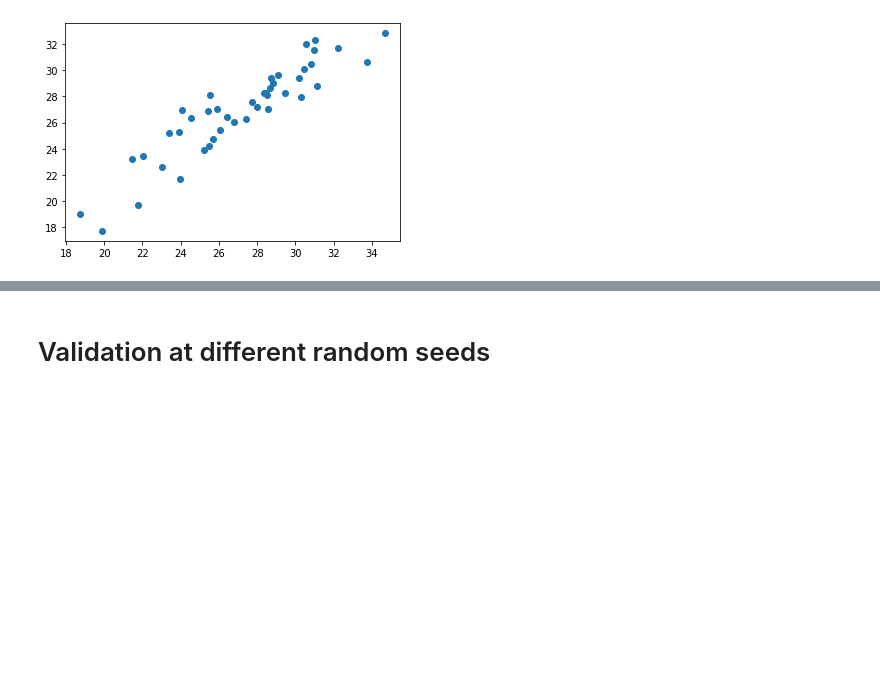
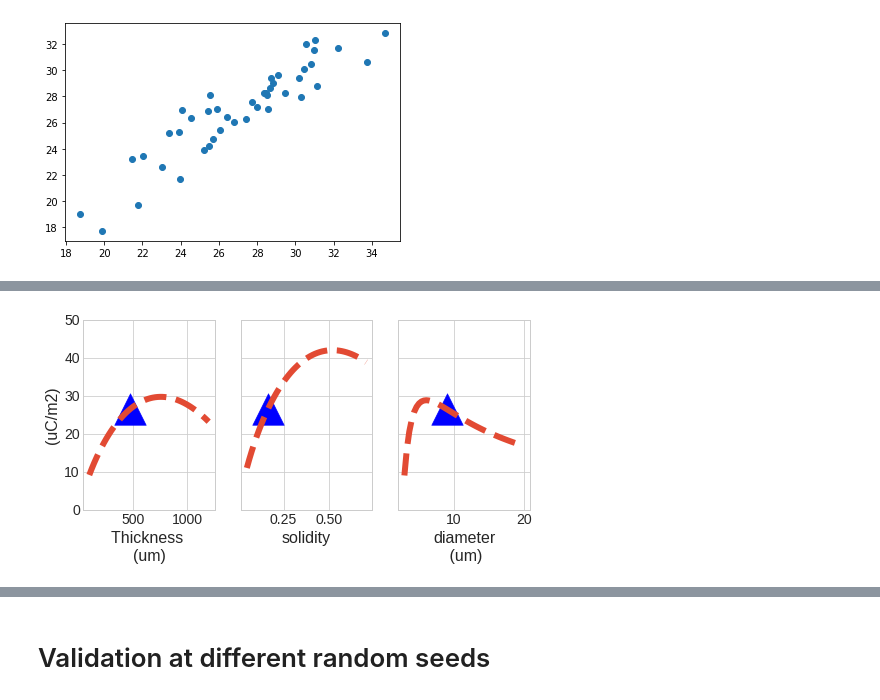
Before and after one commit to ywang1110/Modeling_Triboelectric_Performance, a Jupyter notebook: Humidity___SEBS.ipynb, the cells around one changed output, grey strips where cells are left out. Cells and saved outputs as stored; diff of their text form; code cells hidden in the pictures; blank space fills up the shorter version.

```diff
--- a/Humidity___SEBS.ipynb
+++ b/Humidity___SEBS.ipynb
@@ -235,0 +269,10 @@ plt.show()
+# %%
+set_thickness = data.loc[0]['thickness(m)']
+set_solidity = data.loc[0]['solidity']
+set_diameter = data.loc[0]['diameter(m)']
+set_u = data.loc[0]['Interface(m)']
+set_h = data.loc[0]['Humidity (%)']
+print('set_thickness = {:.3E}\nset_solidity = {:.3f}\nset_diameter = {:.2E} \nset_u= {:.3f} \nset_h= {:.1f}'.format(set_thickness, set_solidity, set_diameter, set_u, set_h))
+
+set_j = data.loc[0]['ChargeDensity(C/m2)']
+print('measured j= {:.2E}'.format(set_j))
@@ -235,0 +286,74 @@ plt.show()
+# %%
+plt.style.use('ggplot')
+plt.style.use('seaborn-whitegrid')
+plt.rcParams['axes.facecolor'] = 'none'
+
+
+fig, ax = plt.subplots(1,3, figsize=(8,3.5), sharey=True)
+
+
+#-----------------------------------------------------------------------------------------------
+# Thickness ~ charge
+x = np.linspace(100, 1200)*pow(10,-6)
+y = set_solidity
+z = set_diameter
+u = set_u
+h = set_h
+
+J =  (a-w*h)*(2*x*y/z-c*y**m*x**n/z**p)*0.01/(0.01+u)
+
+ax[0].plot(x*pow(10,6), J*pow(10,6), linestyle="--", linewidth = 6)
+ax[0].scatter(set_thickness*pow(10,6), set_j*pow(10,6), c='b', marker = '^', s=1000)
+
+ax[0].set_xlabel("Thickness \n(um)", fontsize=16)
+ax[0].set_ylabel("(uC/m2)", fontsize=16)
+ax[0].tick_params(axis = 'x', labelsize=14)
+ax[0].tick_params(axis = 'y', labelsize=14)
+ax[0].set_ylim(0,50)
+
+
+
+#-----------------------------------------------------------------------------------------------
+# solidity ~ charge
+
+x = set_thickness
+y = np.linspace(0.05, 0.7)
+z = set_diameter
+u = set_u
+h = set_h
+
+J = (a-w*h)*(2*x*y/z-c*y**m*x**n/z**p)*0.01/(0.01+u)
+
+
+ax[1].plot(y,J*pow(10,6), linestyle="--", linewidth = 6)
+ax[1].scatter(set_solidity, set_j*pow(10,6), c='b', marker = '^', s=1000)
+
+ax[1].set_xlabel("solidity", fontsize=16)
+
+ax[1].tick_params(axis = 'x', labelsize=14)
+ax[1].tick_params(axis = 'y', labelsize=14)
+
+
+#-----------------------------------------------------------------------------------------------
+# Diameter ~ Charge
+
+x = set_thickness
+y = set_solidity
+z = np.linspace(3, 20)*pow(10,-6)
+u = set_u
+h = set_h
+
+J =  (a-w*h)*(2*x*y/z-c*y**m*x**n/z**p)*0.01/(0.01+u)
+
+ax[2].plot(z*pow(10,6),J*pow(10,6), linestyle="--", linewidth = 6)
+ax[2].scatter(set_diameter*pow(10,6), set_j*pow(10,6), c='b', marker = '^', s=1000)
+
+ax[2].set_xlabel("diameter\n (um)", fontsize=16)
+
+
+
+
+ax[2].tick_params(axis = 'x', labelsize=14)
+ax[2].tick_params(axis = 'y', labelsize=14)
+# %% [output]
+[figure, added]
```
Also changed, not shown: parts of 11 cells of this notebook.
